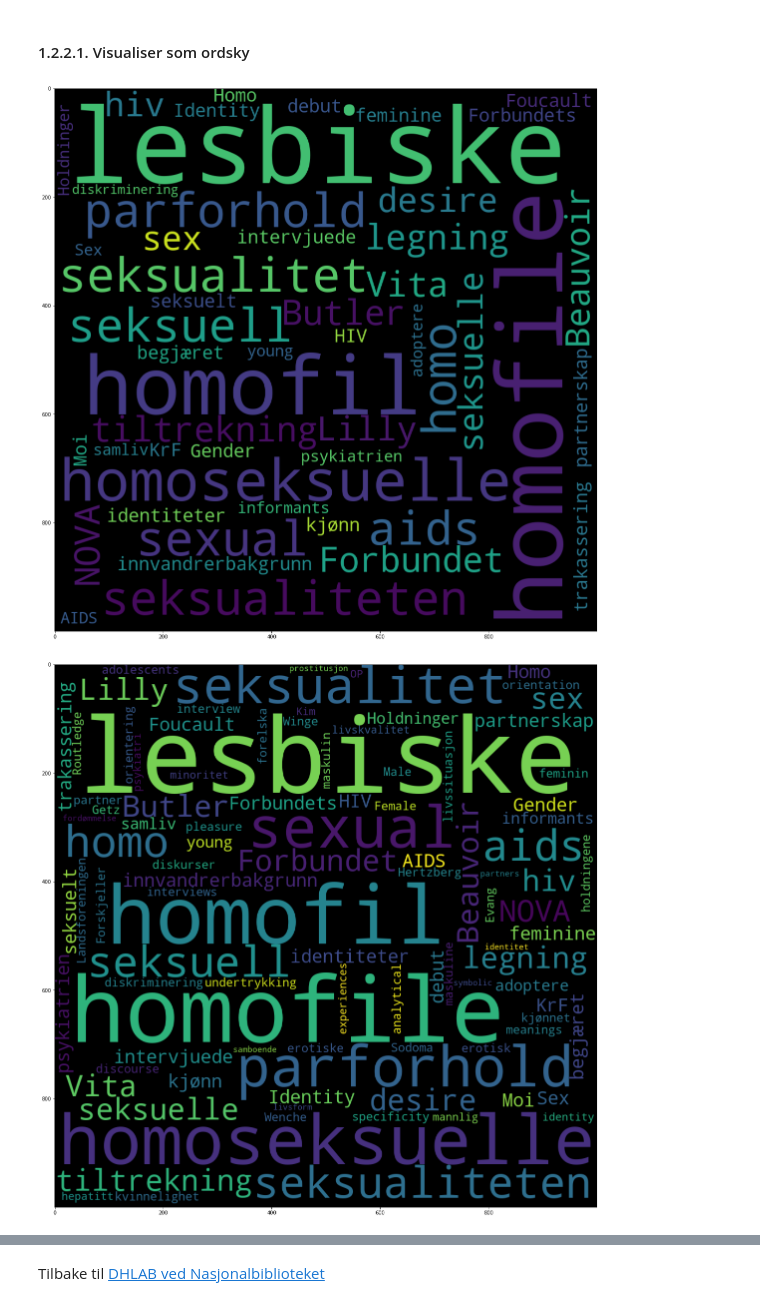
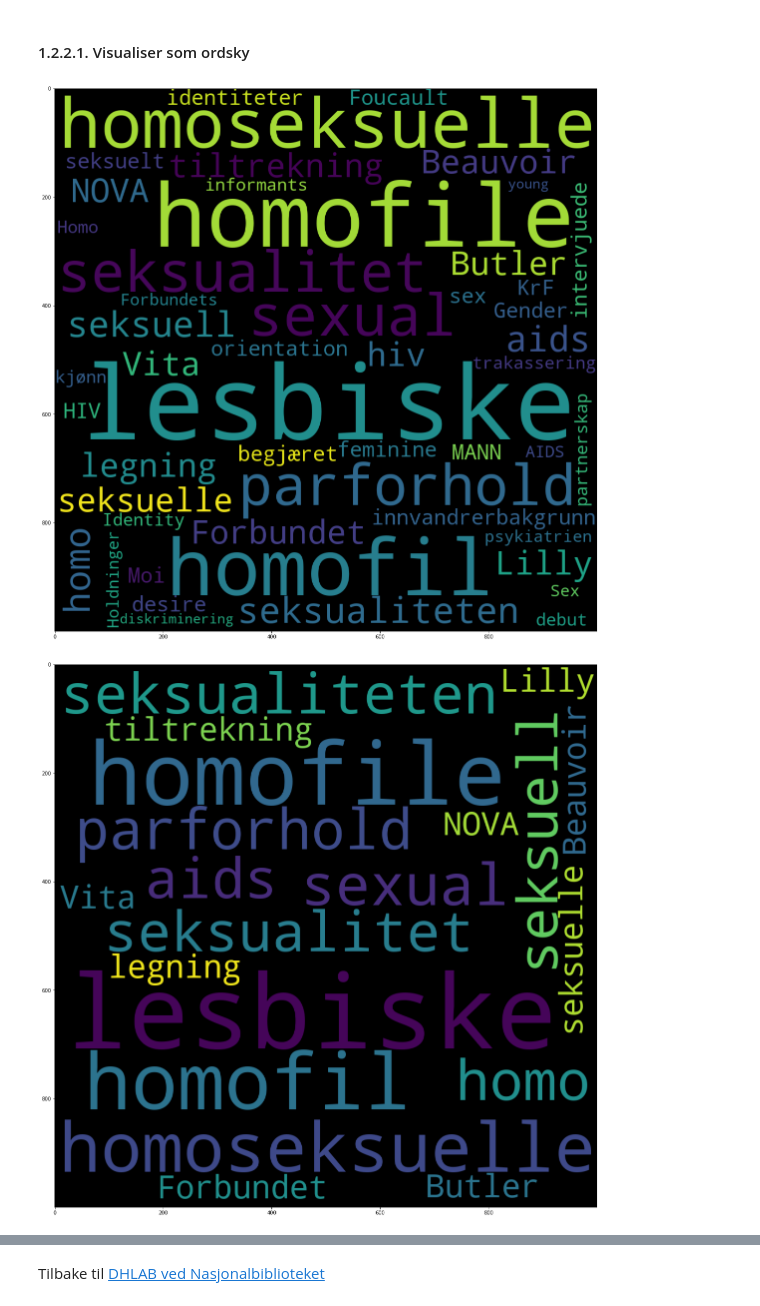
Before and after one commit to DH-LAB-NB/Skeivt_arkiv, a Jupyter notebook: 8_Sammenlign_metadata.ipynb, the cells around one changed output, grey strips where cells are left out. Cells and saved outputs as stored; diff of their text form; code cells hidden in the pictures.

```diff
--- a/8_Sammenlign_metadata.ipynb
+++ b/8_Sammenlign_metadata.ipynb
@@ -21,7 +21,7 @@ Se eksempelfil om [Korpusbygging](https://nbviewer.jupyter.org/github/DH-LAB-NB/
 # ddk 335 er sosialisme
 
 bøker = nb.book_corpus(
-    period=(1950, 2010),
+    period=(1950, 2020),
     #title='%',
     #subject='',
     ddk='306.76%', limit=300)
@@ -173,9 +178,9 @@ bøker_typiske_ord.head(50)
 # %%
 nb.cloud(bøker_typiske_ord.head(50))
 # %% [output]
-[figure, old version]
+[figure, new version]
 # %%
 # velg hvor mange ord som skal være med i ordskyen
-nb.cloud(bøker_typiske_ord.head(100))
+nb.cloud(bøker_typiske_ord.head(20))
 # %% [output]
-[figure, old version]
+[figure, new version]
```
Also changed, not shown: parts of 6 cells of this notebook, 2 other files.
